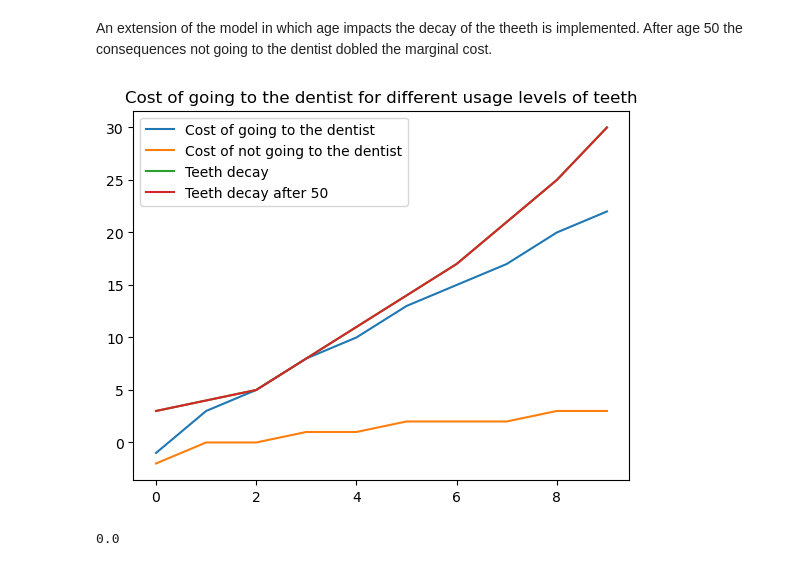
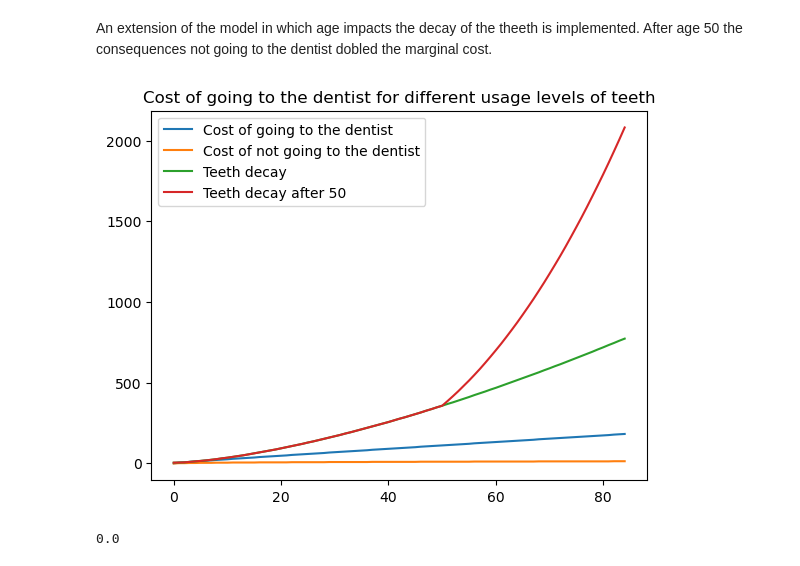
Before and after one commit to biguntitled/Intro_Num, a Jupyter notebook: Laura_dentist.ipynb, the cells around one changed output. Drawn from its saved outputs; the diff is of its cells as text; code cells hidden in the pictures.

```diff
--- a/Laura_dentist.ipynb
+++ b/Laura_dentist.ipynb
@@ -19,8 +20,8 @@ par.x_t = 0 #x being the current level of usage of your teeth
 par.FC = 1 #Fixed cost of going to the dentist
 par.MC = 2 #Marginal cost of going to the dentist, depends on your usage of the teeth (when you last went)
 par.beta = 0.9 #Discount factor
-par.exponent = 1.5 #How bad your teeth decay if you don't see a dentist (I changed this because it was to high)
-par.gamma = 0.1
+par.exponent = 1.5 #How bad your teeth decay if you don't see a dentist
+par.gamma = 0.9
 par.T = 3
 par.boost = 5
 # %%
@@ -126,29 +175,17 @@ Best decisions
 # %% [markdown]
 An extension of the model in which age impacts the decay of the theeth is implemented. After age 50 the consequences not going to the dentist dobled the marginal cost.
 # %%
-def teeth_decay_50(par, d, x_t, age):
+def teeth_decay_50(par, d, x_t):
     if d == 0:
-        if age > 50:
-            age_diff = age - 50
-            age_factor = 1 + 0.5 * age_diff  # gradual increase of 0.5 per year after age 50
+        if x_t > 50:
+            age_diff = x_t - 50
+            age_factor = 1 + 0.05 * age_diff  # gradual increase of 0.05 per year after age 50
             x_1 = int((x_t**par.exponent) * age_factor) + 3
         else:
             x_1 = int(x_t**par.exponent) + 3
     else:
         x_1 = max(x_t - par.boost, 0)
     return x_1
-# %%
-def teeth_decay_50(par, d, x_t):
-    if d == 0:
-        if x_t > 50:
-            age_diff = x_t - 50
-            age_factor = 1 + 0.5 * age_diff  # gradual increase of 0.5 per year after age 50
-            x_1 = int((x_t**par.exponent) * age_factor) + 3
-        else:
-            x_1 = int(x_t**par.exponent) + 3
-    else:
-        x_1 = max(x_t - par.boost, 0)
-    return x_1
 # %%
 def cost_dentist(par, d, x_t):
     if d == 0:
@@ -164,25 +195,25 @@ def total_util(par, d, x_t):
 # %%
 c_going = []
 c_not_going = []
 expo = []
 logo = []
 decay = []
 decay_50 = []
-for i in range(0,10):
+for i in range(0,85):
     c_going.append(cost_dentist(par,1, i)+ disutil_ache(par, i))
     c_not_going.append(cost_dentist(par,0, i)+ disutil_ache(par, i))
     decay.append(teeth_decay(par, 0, i))
     decay_50.append(teeth_decay_50(par, 0, i))
 
 plt.plot(c_going, label='Cost of going to the dentist')
 plt.plot(c_not_going, label='Cost of not going to the dentist')
 plt.plot(decay, label='Teeth decay')
 plt.plot(decay_50, label='Teeth decay after 50')
 plt.title('Cost of going to the dentist for different usage levels of teeth')
 plt.legend()
 plt.show()
 # %% [output]
-[figure, old version]
+[figure, new version]
 # %%
 a = np.zeros((8))
 a[0]
```
Also changed, not shown: parts of 6 cells of this notebook.
